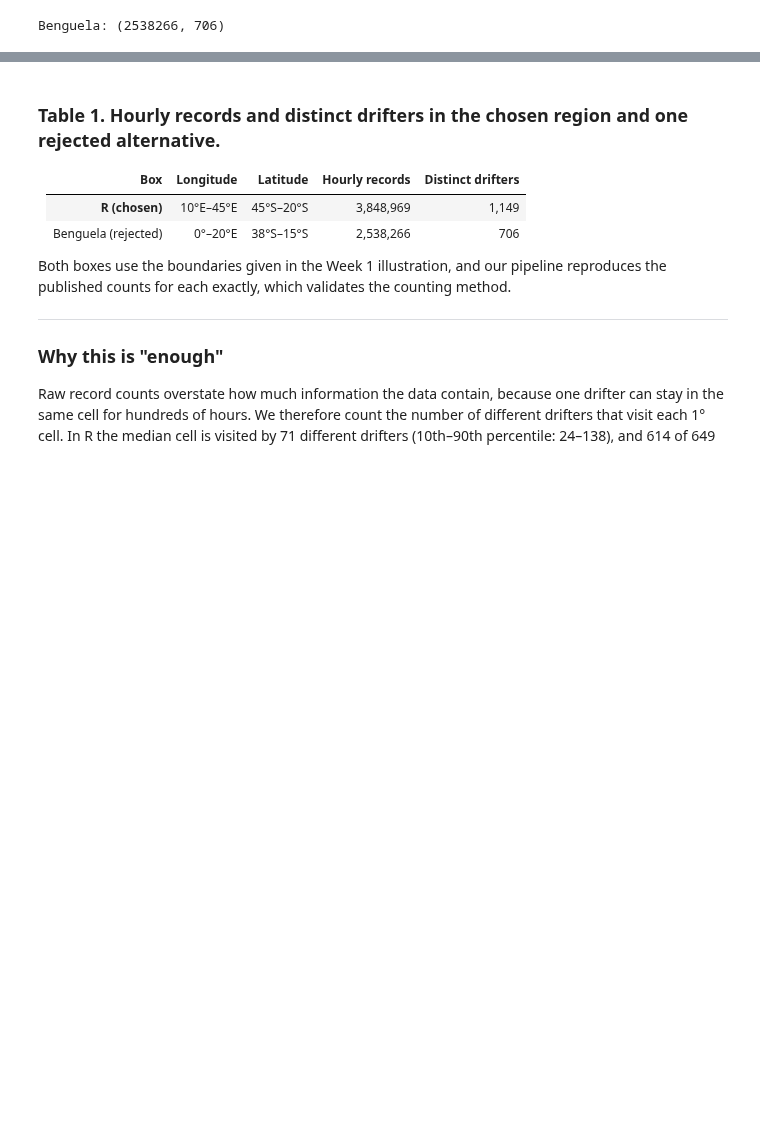
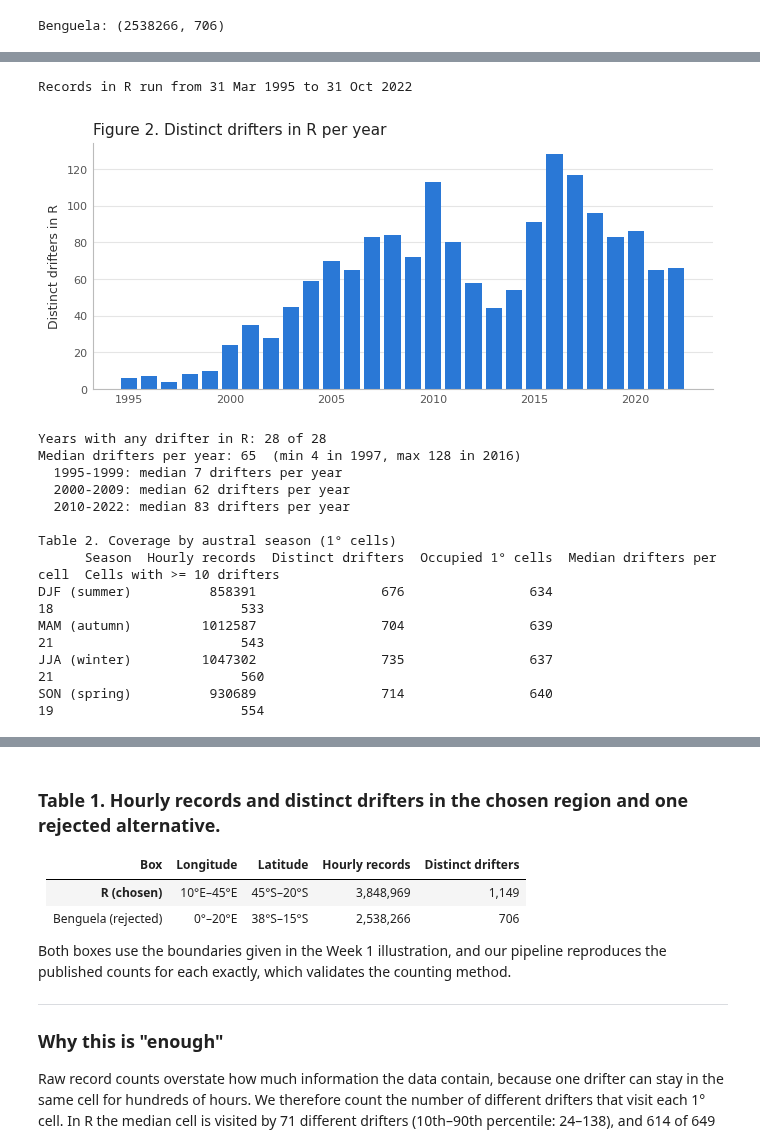
Before and after one commit to vrishinm/2026-Data3001-XIE-G2, a Jupyter notebook: section2 .ipynb, the cells around one changed output, grey strips where cells are left out. Drawn from its saved outputs; the diff is of its cells as text; code cells hidden in the pictures; blank space fills up the shorter version.

```diff
--- a/section2 .ipynb
+++ b/section2 .ipynb
@@ -187,0 +273,80 @@ Benguela: (2538266, 706)
+# %%
+# Figure 2 + Table 2: coverage across years and seasons (slide 16: "Is coverage sufficient across seasons and years?")
+import numpy as np
+import pandas as pd
+import matplotlib.pyplot as plt
+
+t = ds.time[in_idx].values
+if not np.issubdtype(t.dtype, np.datetime64):
+    t = pd.to_datetime(t, unit="s").values
+t = pd.DatetimeIndex(t)
+
+rec = pd.DataFrame({"traj": traj_of_obs, "year": t.year, "month": t.month})
+print(f"Records in R run from {t.min():%d %b %Y} to {t.max():%d %b %Y}")
+
+# ---- Years: distinct drifters present in R each year ----
+per_year = rec.groupby("year")["traj"].nunique()
+per_year = per_year.reindex(range(per_year.index.min(), per_year.index.max() + 1), fill_value=0)
+
+fig, ax = plt.subplots(figsize=(8, 3.2))
+ax.bar(per_year.index, per_year.values, width=0.8, color="#2a78d6")
+ax.set_ylabel("Distinct drifters in R", fontsize=9, color="#333")
+ax.set_title("Figure 2. Distinct drifters in R per year", fontsize=11, loc="left", color="#222")
+ax.tick_params(labelsize=8, length=0, colors="#555")
+ax.grid(axis="y", color="#e5e5e5", linewidth=0.8)
+ax.set_axisbelow(True)
+for s in ["top", "right"]:
+    ax.spines[s].set_visible(False)
+for s in ["left", "bottom"]:
+    ax.spines[s].set_color("#bbb")
+plt.savefig("fig2_drifters_per_year.png", dpi=200, bbox_inches="tight")
+plt.show()
+
+print(f"Years with any drifter in R: {(per_year > 0).sum()} of {len(per_year)}")
+print(f"Median drifters per year: {per_year.median():.0f}  (min {per_year.min()} in {per_year.idxmin()}, max {per_year.max()} in {per_year.idxmax()})")
+for a, b in [(1995, 1999), (2000, 2009), (2010, 2022)]:
+    sel = per_year.loc[a:b]
+    print(f"  {a}-{b}: median {sel.median():.0f} drifters per year")
+
+# ---- Seasons (austral): DJF summer, MAM autumn, JJA winter, SON spring ----
+season_of = {12: "DJF (summer)", 1: "DJF (summer)", 2: "DJF (summer)",
+             3: "MAM (autumn)", 4: "MAM (autumn)", 5: "MAM (autumn)",
+             6: "JJA (winter)", 7: "JJA (winter)", 8: "JJA (winter)",
+             9: "SON (spring)", 10: "SON (spring)", 11: "SON (spring)"}
+rec["season"] = rec["month"].map(season_of)
+
+cell = 1
+n_cols = int(np.ceil((east - west) / cell))
+n_rows = int(np.ceil((north - south) / cell))
+col = np.clip(np.floor((ds.lon[in_idx].values - west) / cell).astype(int), 0, n_cols - 1)
+row = np.clip(np.floor((ds.lat[in_idx].values - south) / cell).astype(int), 0, n_rows - 1)
+rec["cell"] = row * n_cols + col
+
+rows = []
+for s in ["DJF (summer)", "MAM (autumn)", "JJA (winter)", "SON (spring)"]:
+    sub = rec[rec["season"] == s]
+    per_cell = sub.groupby("cell")["traj"].nunique()
+    rows.append({"Season": s,
+                 "Hourly records": len(sub),
+                 "Distinct drifters": sub["traj"].nunique(),
+                 "Occupied 1° cells": len(per_cell),
+                 "Median drifters per cell": int(per_cell.median()),
+                 "Cells with >= 10 drifters": int((per_cell >= 10).sum())})
+table2 = pd.DataFrame(rows)
+print("\nTable 2. Coverage by austral season (1° cells)")
+print(table2.to_string(index=False))
+# %% [output]
+Records in R run from 31 Mar 1995 to 31 Oct 2022
+[figure, added]
+Years with any drifter in R: 28 of 28
+Median drifters per year: 65  (min 4 in 1997, max 128 in 2016)
+  1995-1999: median 7 drifters per year
+  2000-2009: median 62 drifters per year
+  2010-2022: median 83 drifters per year
+
+Table 2. Coverage by austral season (1° cells)
+      Season  Hourly records  Distinct drifters  Occupied 1° cells  Median drifters per cell  Cells with >= 10 drifters
+DJF (summer)          858391                676                634                        18                        533
+MAM (autumn)         1012587                704                639                        21                        543
+JJA (winter)         1047302                735                637                        21                        560
+SON (spring)          930689                714                640                        19                        554
```
Also changed, not shown: parts of 4 cells of this notebook.
